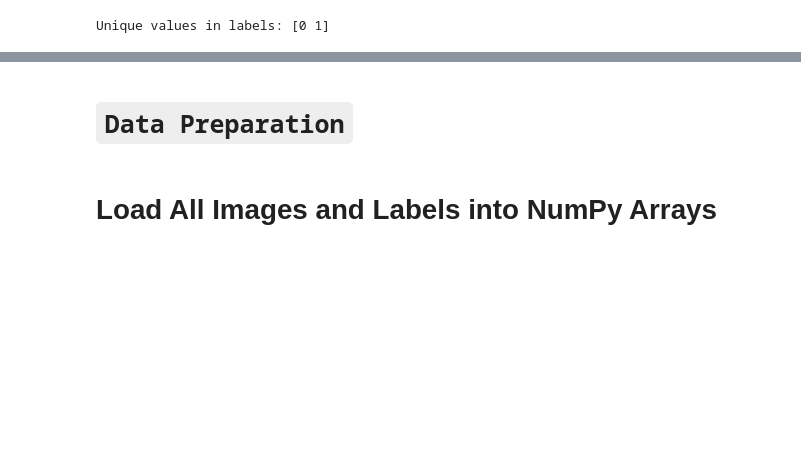
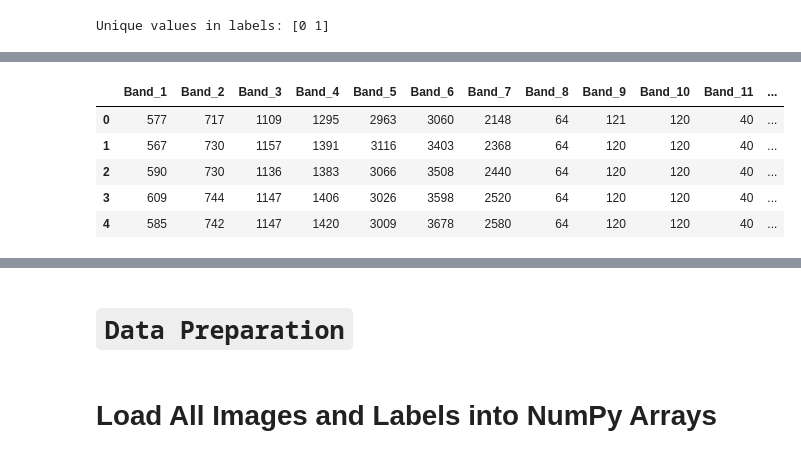
Before and after one commit to Hassan-DS507/Flood-Segmentation-using-Multispectral-Satellite-Data, a Jupyter notebook: notebooks/01_exploration.ipynb, the cells around one changed output, grey strips where cells are left out. Saved outputs shown, nothing was run; the diff lists cells and outputs as text; code cells hidden in the pictures; blank space fills up the shorter version.

```diff
--- a/notebooks/01_exploration.ipynb
+++ b/notebooks/01_exploration.ipynb
@@ -253,0 +181,14 @@ Label
+# %%
+bands_flat = x.reshape(128*128, 12)  # (16384, 12)
+mask_flat = y.reshape(128*128)                # (16384,)
+# %%
+df = pd.DataFrame(bands_flat, columns=[f'Band_{i+1}' for i in range(12)])
+df['Label'] = mask_flat
+df.head()
+# %% [output]
+|  | Band_1 | Band_2 | Band_3 | Band_4 | Band_5 | Band_6 | Band_7 | Band_8 | Band_9 | Band_10 | Band_11 | ... |
+| 0 | 577 | 717 | 1109 | 1295 | 2963 | 3060 | 2148 | 64 | 121 | 120 | 40 | ... |
+| 1 | 567 | 730 | 1157 | 1391 | 3116 | 3403 | 2368 | 64 | 120 | 120 | 40 | ... |
+| 2 | 590 | 730 | 1136 | 1383 | 3066 | 3508 | 2440 | 64 | 120 | 120 | 40 | ... |
+| 3 | 609 | 744 | 1147 | 1406 | 3026 | 3598 | 2520 | 64 | 120 | 120 | 40 | ... |
+| 4 | 585 | 742 | 1147 | 1420 | 3009 | 3678 | 2580 | 64 | 120 | 120 | 40 | ... |
```
Also changed, not shown: parts of 26 cells of this notebook, 6 other files.
